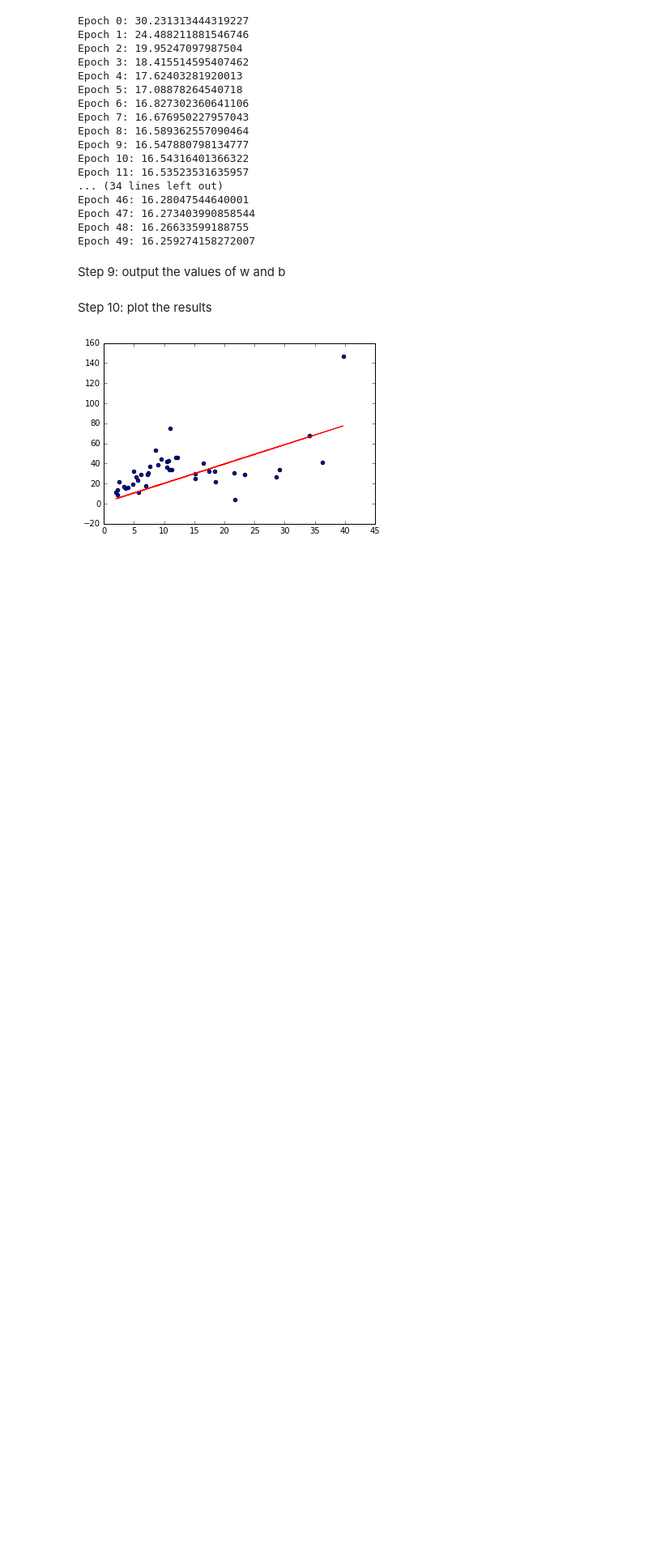
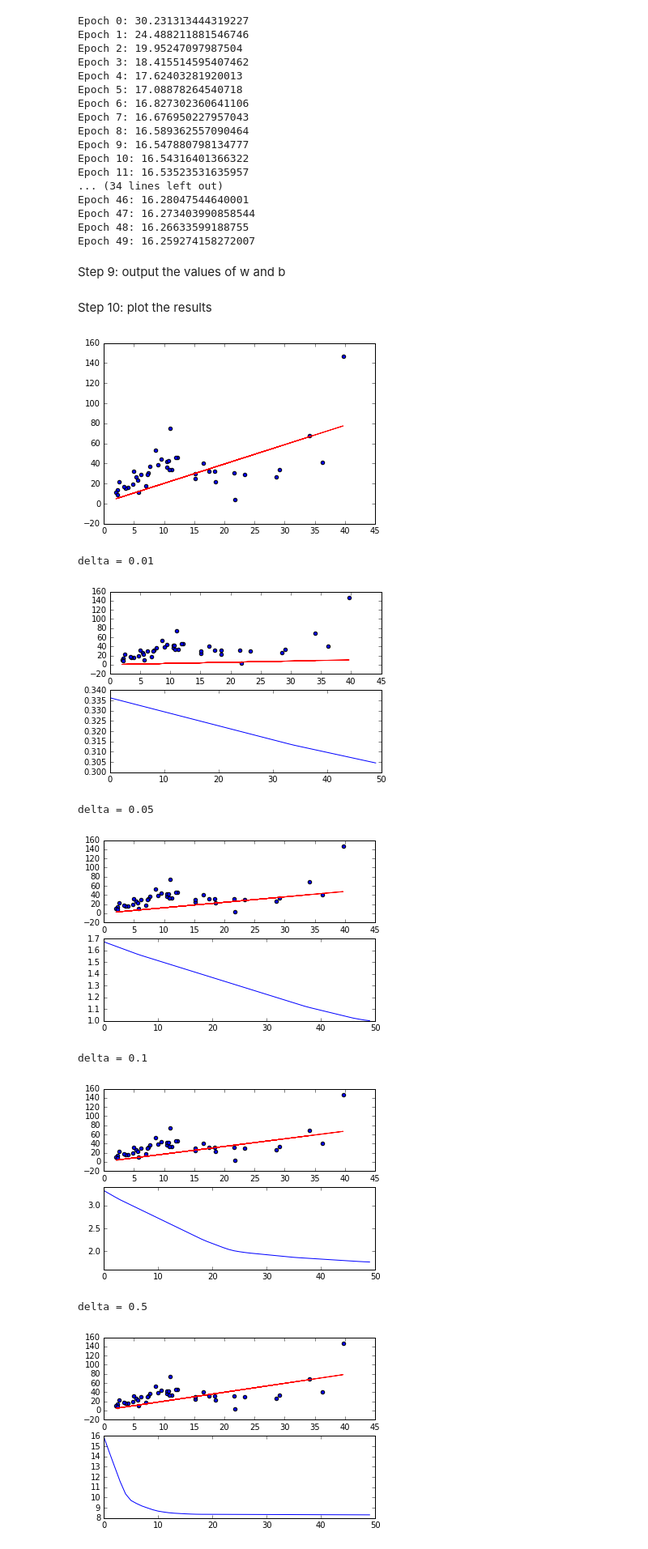
Before and after one commit to kravtsun/au-dl, a Jupyter notebook: hw1/classwork.ipynb, the cells around one changed output. Shown at 81% size. Saved outputs shown, nothing was run; the diff lists cells and outputs as text; code cells hidden in the pictures; blank space fills up the shorter version.

Commit message:
Playing with huber_loss in classwork.

```diff
--- a/hw1/classwork.ipynb
+++ b/hw1/classwork.ipynb
@@ -35,7 +35,7 @@ loss = tf.square(Y - Y_predicted)
 Step 5a: implement Huber loss function from lecture and try it out
 # %%
 def huber_loss(labels, predictions, delta=1.0):
-    tf_delta = tf.constant(1.0, dtype=tf.float32)
+    tf_delta = tf.constant(delta, dtype=tf.float32)
     diff = tf.subtract(labels, predictions)
     abs_diff = tf.abs(diff)
     return tf.cond(tf.less_equal(abs_diff, tf_delta),
@@ -63,7 +63,8 @@ for i in range(50): # train the model 50 epochs
         # Session runs train_op and fetch values of loss
         _, l = sess.run([optimizer, loss], feed_dict={X:x, Y:y})
         total_loss += l
-    print('Epoch {0}: {1}'.format(i, total_loss/float(n_samples)))
+    mean_loss = total_loss/float(n_samples)
+    print('Epoch {0}: {1}'.format(i, mean_loss))
 
 # close the writer when you're done using it
 writer.close()
@@ -88,7 +89,7 @@ Epoch 49: 16.259274158272007
 # %% [markdown]
 Step 9: output the values of w and b
 # %%
-w, b = sess.run([w, b])
+wreal, breal = sess.run([w, b])
 # %% [markdown]
 Step 10: plot the results
 # %%
@@ -98,3 +99,50 @@ plt.plot(X, w * X + b, label="Predicted data", color='r')
 plt.show()
 # %% [output]
 [figure]
+# %%
+# Playing with huber_loss:
+deltas = [0.01, 0.05, 0.1, 0.5, 1.0, 5.0, 10.0]
+for idelta, delta in enumerate(deltas):
+    print("delta =", delta)
+    X = tf.placeholder(tf.float32, name="X")
+    Y = tf.placeholder(tf.float32, name="Y")
+    w = tf.Variable(0.0, name='w')
+    b = tf.Variable(0.0, name='b')
+    Y_predicted = w * X + b
+    loss = huber_loss(Y, Y_predicted, delta)
+    optimizer = tf.train.GradientDescentOptimizer(learning_rate=0.001).minimize(loss)
+    sess.run(tf.global_variables_initializer())
+    writer = tf.summary.FileWriter('./graphs/linear_reg', sess.graph)
+
+    losses = []
+    for i in range(50): # train the model 50 epochs
+        total_loss = 0
+        for x, y in data:
+            # Session runs train_op and fetch values of loss
+            _, l = sess.run([optimizer, loss], feed_dict={X:x, Y:y})
+            total_loss += l
+        mean_loss = total_loss/float(n_samples)
+        losses.append(mean_loss)
+#         print('Epoch {0}: {1}'.format(i, mean_loss))
+    wreal, breal = sess.run([w, b])
+    X, Y = data[:, 0], data[:, 1]
+    figure_name = "delta = {}".format(delta)
+    plt.figure(idelta + 1)
+    plt.subplot(211)
+    plt.scatter(X, Y, label="Real data")
+    plt.plot(X, wreal * X + breal, label="Predicted data", color='r')
+    plt.subplot(212)
+    plt.plot(range(len(losses)), losses)
+    plt.show()
+
+    # close the writer when you're done using it
+    writer.close()
+# %% [output]
+delta = 0.01
+[figure, added]
+delta = 0.05
+[figure, added]
+delta = 0.1
+[figure, added]
+delta = 0.5
+[figure, added]
```
Also changed, not shown: parts of 2 cells of this notebook.
